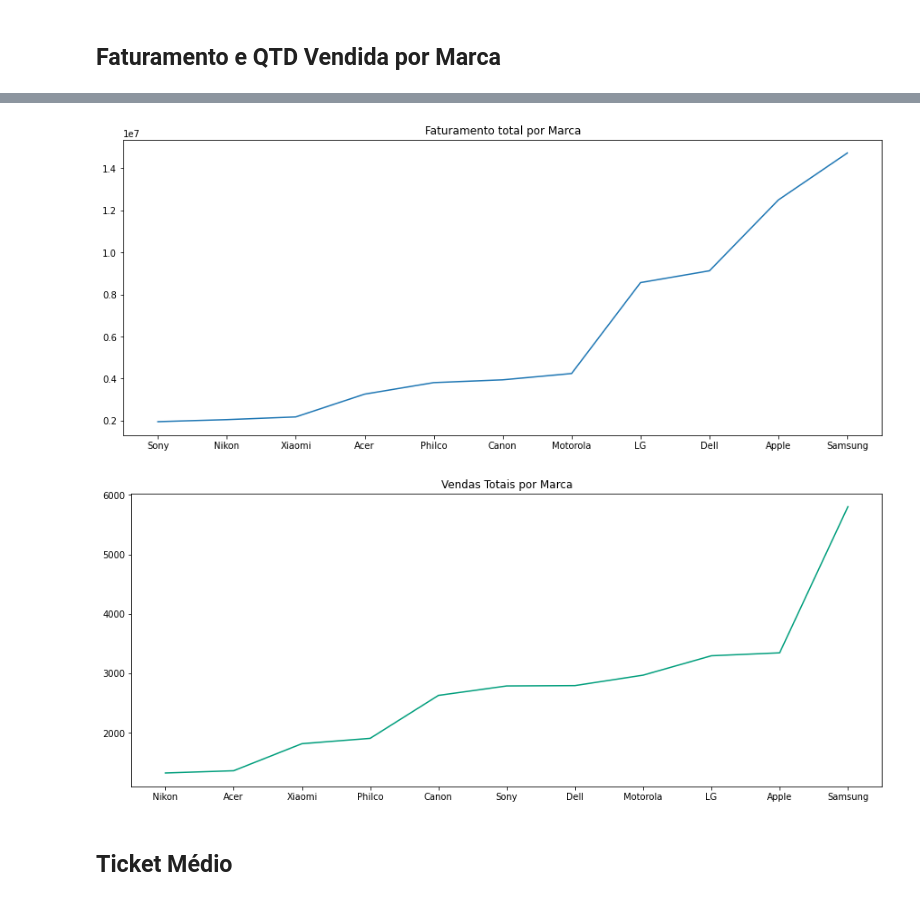
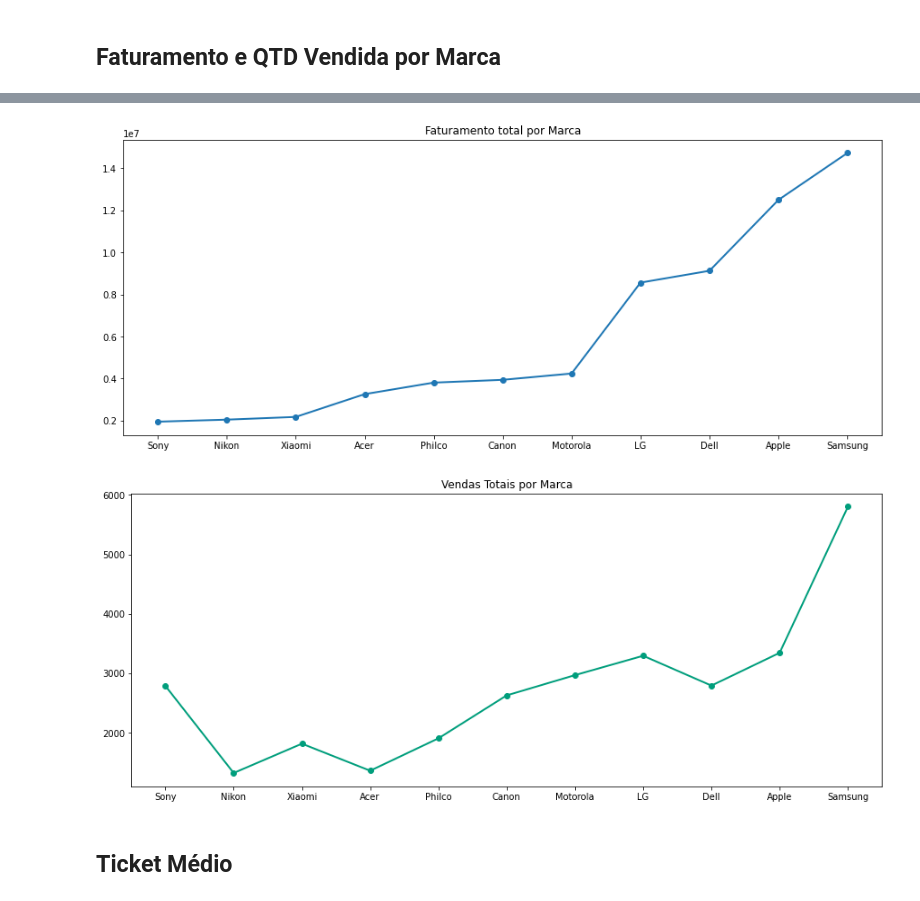
Before and after one commit to washingtonjunior27/Python-Vendas-Analise, a Jupyter notebook: Vendas.ipynb, the cells around one changed output, grey strips where cells are left out. Saved outputs shown, nothing was run; the diff lists cells and outputs as text; code cells hidden in the pictures.

```diff
--- a/Vendas.ipynb
+++ b/Vendas.ipynb
@@ -225,17 +225,24 @@ Analise_Fat_Marca
 # %%
 plt.figure(figsize=(15,6))
 plt.title("Faturamento total por Marca")
-plt.plot(Analise_Fat_Marca['Marca'], Analise_Fat_Marca['Faturamento']);
+plt.plot(Analise_Fat_Marca['Marca'],
+         Analise_Fat_Marca['Faturamento'],
+         linewidth=2,
+         marker='o');
 plt.gca().invert_xaxis()
 # %% [output]
-[figure, old version]
+[figure, new version]
 # %%
 plt.figure(figsize=(15,6))
 plt.title("Vendas Totais por Marca")
-plt.plot(Analise_QTV_Marca['Marca'], Analise_QTV_Marca['Quantidade Vendida'], color="#009E7C");
+plt.plot(Analise_Fat_Marca['Marca'],
+         Analise_Fat_Marca['Quantidade Vendida'],
+         color="#009E7C",
+         linewidth=2,
+         marker='o');
 plt.gca().invert_xaxis()
 # %% [output]
-[figure, old version]
+[figure, new version]
 # %% [markdown]
 ## Ticket Médio
 # %%
```
Also changed, not shown: parts of 5 cells of this notebook.
